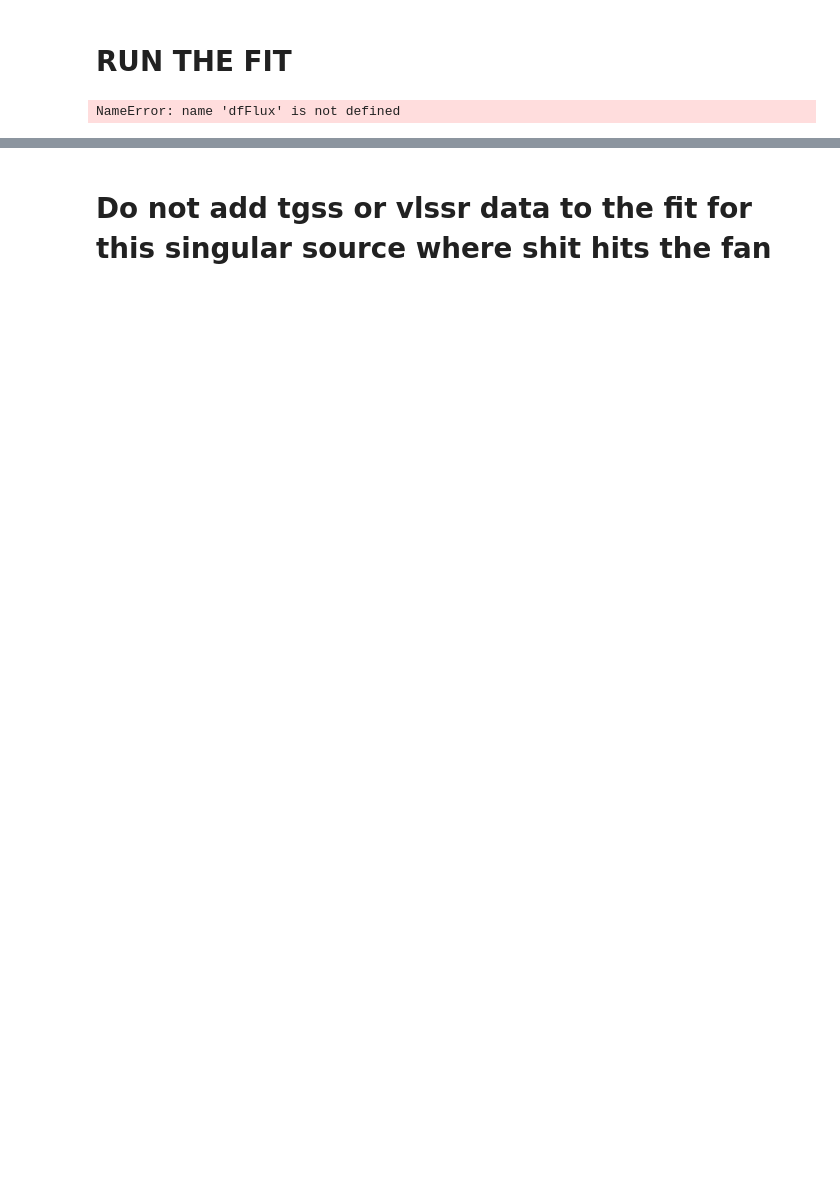
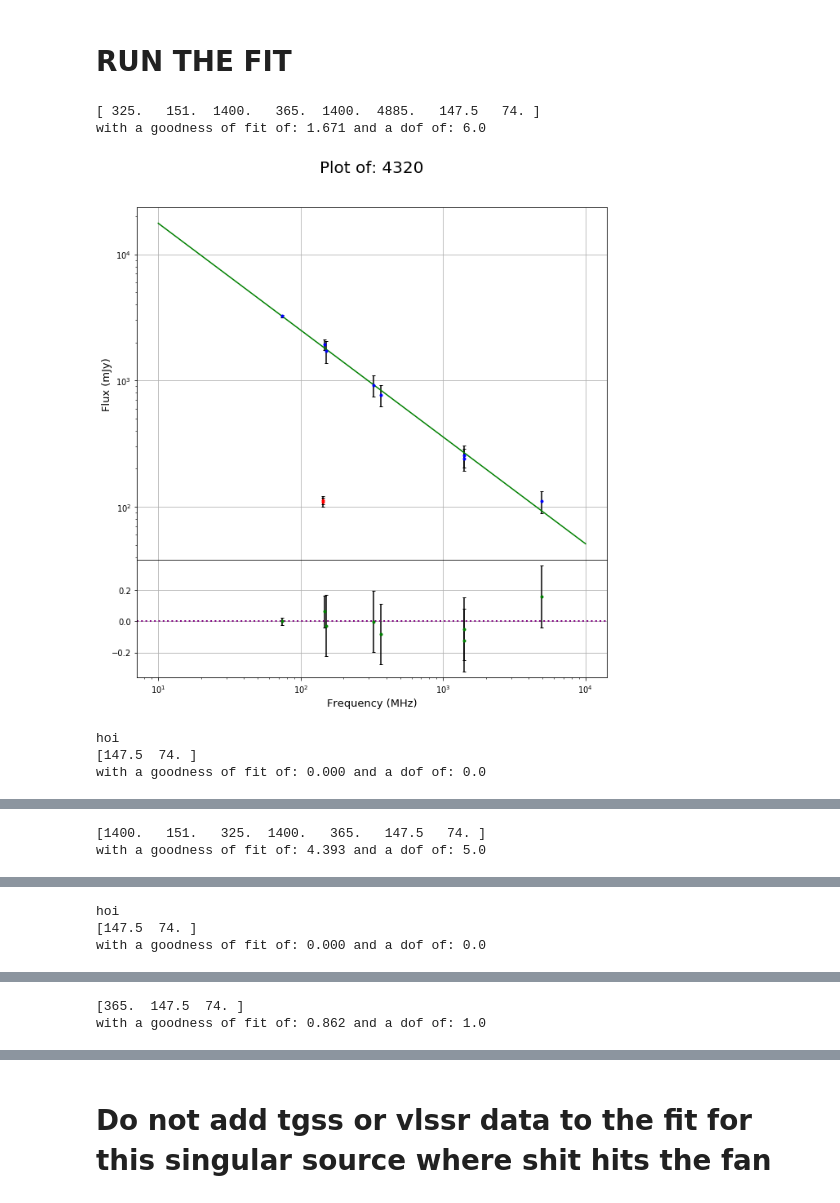
Before and after one commit to Kriandir/KrieksNotebook, a Jupyter notebook: KrieksTransients/FinalSortingTransientsbyKriek.ipynb, the cells around one changed output, grey strips where cells are left out. Saved outputs shown, nothing was run; the diff lists cells and outputs as text; code cells hidden in the pictures; blank space fills up the shorter version.

```diff
--- a/KrieksTransients/FinalSortingTransientsbyKriek.ipynb
+++ b/KrieksTransients/FinalSortingTransientsbyKriek.ipynb
@@ -90,7 +90,7 @@ host = 'vlo.science.uva.nl'
 port = 5432
 user = 'kmeulen'
 password = 'kLu2oepRouv2UfoUPhoU'
-database='KmeulenSimSource'
+database='KmeulenSourceSub'
 websiteURL = 'http://banana.transientskp.org/r4/vlo_'+database+'/runningcatalog/'
 latexURL = '\url{http://banana.transientskp.org/r4/vlo_'+database+'/runningcatalog/'
 latexHREF = '\href{http://banana.transientskp.org/r4/vlo_'+database+'/runningcatalog/'
@@ -116,8 +122,8 @@ INFO:tkp.db.database:connected to: postgresql://kmeulen@vlo.science.uva.nl:5432/
 Query to find the variability parameters of the sources in a specific dataset
 # %%
 # Here I specifiy which dataset of the database to use
-dataset_id = 1
-timescale = "1hr"
+dataset_id = 2
+timescale = "10min"
 technique = database
 savefigs = True
 # runcat_id = 16077
@@ -166,8 +203,9 @@ plotdata = [[i.runcat, i.wm_ra,\
 # %%
 print len(plotdata)
 for i in plotdata:
-    if i[0] ==2877:
+    if i[0] ==5774:
 #         print i[9]-1
-        print i[11]
+        print i[8]
+
 #         print fpeak[i[9]-1][0]
 # %% [output]
@@ -730,4 +768,6 @@ after:
 # %%
 print Transients.instances[0].fk5
 print Transients.instances[0].c
+for i in Transients.instances:
+    print i.ra
 # %% [output]
@@ -1140,6 +1239,10 @@ for i in dfFlux.id.unique():
 
     except:
         print "for id: %i there is no good fit" %ids
+        chisquare = 0
+        dof = 0
+        fit = None
+        ml_cfpars = None
         print freq
 
 
@@ -1164,31 +1267,36 @@ for i in dfFlux.id.unique():
 
     #   initialize residual frame
     try:
         frame2=fig1.add_axes((.1,.1,.8,.2),sharex = frame1)
         matplotlibfunction(frame2,freq,(flux-starmodel2(freq,*ml_cfpars))/flux,fluxerr/flux,'green')
         plt.axhline(0.0, color='purple', linestyle='dotted', lw=2)
         frame2.set_xscale('log')
         frame2.set_xlabel('Frequency (MHz)',fontsize=13)
         plt.grid()
     except:
         pass
 
     if savefigs:
         try:
             homedir = os.getcwd()
             newdir = homedir+"/" +timescale+"_"+ technique
             os.mkdir(newdir)
             os.chdir(newdir)
             plt.savefig(timescale + str(ids) +".png" )
             os.chdir(homedir)
         except:
             os.chdir(newdir)
             plt.savefig(timescale + str(ids) +".png" )
             os.chdir(homedir)
     try:
         storedfitvalueslist.append([ids,chisquare,dof])
     except:
         storedfitvalueslist.append([ids,0,0])
     plt.show()
 # %% [output]
-NameError: name 'dfFlux' is not defined
+[ 325.   151.  1400.   365.  1400.  4885.   147.5   74. ]
+with a goodness of fit of: 1.671 and a dof of: 6.0
+[figure, added]
+hoi
+[147.5  74. ]
+with a goodness of fit of: 0.000 and a dof of: 0.0
@@ -1194,0 +1304,2 @@ NameError: name 'dfFlux' is not defined
+[1400.   151.   325.  1400.   365.   147.5   74. ]
+with a goodness of fit of: 4.393 and a dof of: 5.0
@@ -1194,0 +1307,3 @@ NameError: name 'dfFlux' is not defined
+hoi
+[147.5  74. ]
+with a goodness of fit of: 0.000 and a dof of: 0.0
@@ -1194,0 +1311,2 @@ NameError: name 'dfFlux' is not defined
+[365.  147.5  74. ]
+with a goodness of fit of: 0.862 and a dof of: 1.0
```
Also changed, not shown: parts of 33 cells of this notebook, 1 other file.
